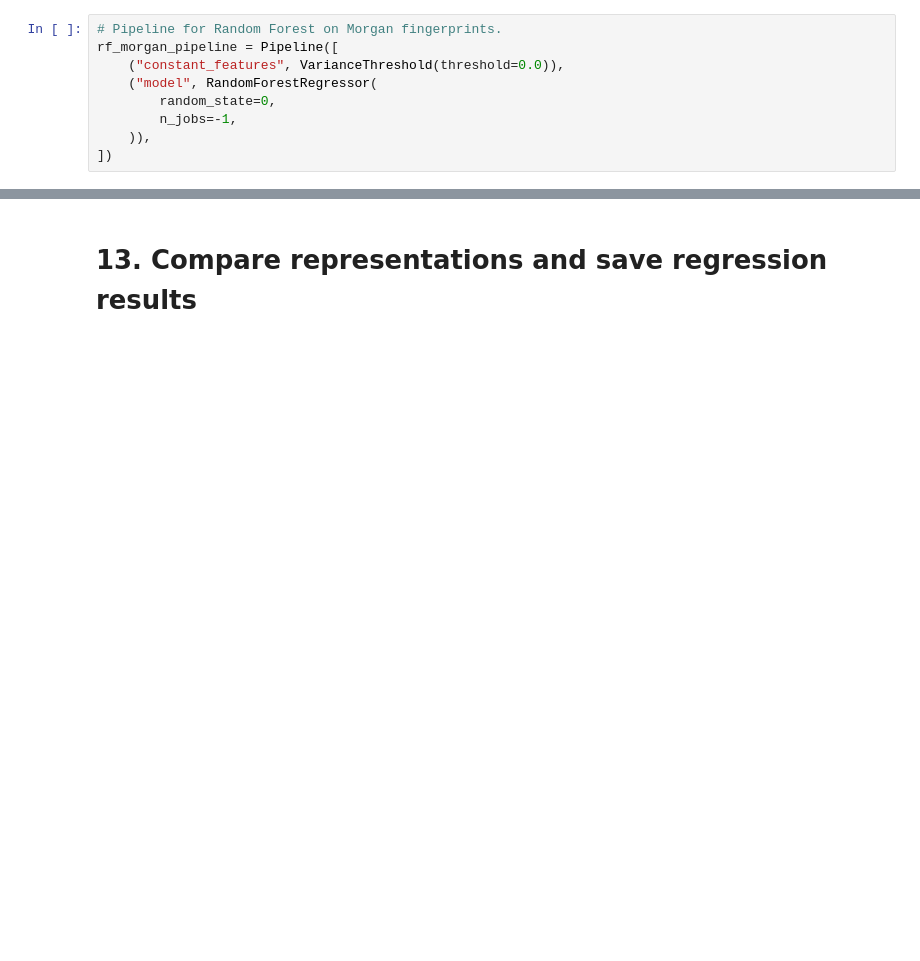
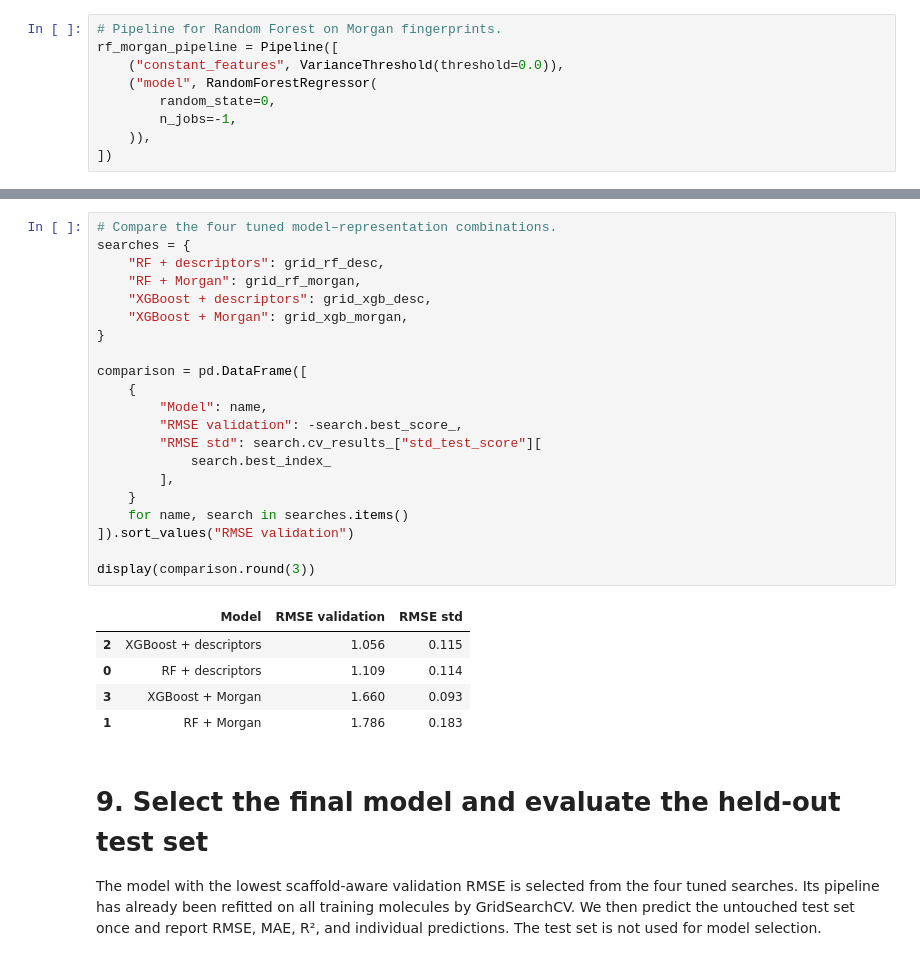
Before and after one commit to erinsoppelsa/Data-Project-for-Cheminformatics-class, a Jupyter notebook: notebooks/02_regression_solubility.ipynb, the cells around one changed output, grey strips where cells are left out. Saved outputs shown, nothing was run; the diff lists cells and outputs as text; blank space fills up the shorter version.

```diff
--- a/notebooks/02_regression_solubility.ipynb
+++ b/notebooks/02_regression_solubility.ipynb
@@ -834,2 +779,31 @@ summary.sort_values("RMSE test").round(3)
+# %%
+# Compare the four tuned model–representation combinations.
+searches = {
+    "RF + descriptors": grid_rf_desc,
+    "RF + Morgan": grid_rf_morgan,
+    "XGBoost + descriptors": grid_xgb_desc,
+    "XGBoost + Morgan": grid_xgb_morgan,
+}
+
+comparison = pd.DataFrame([
+    {
+        "Model": name,
+        "RMSE validation": -search.best_score_,
+        "RMSE std": search.cv_results_["std_test_score"][
+            search.best_index_
+        ],
+    }
+    for name, search in searches.items()
+]).sort_values("RMSE validation")
+
+display(comparison.round(3))
+# %% [output]
+|  | Model | RMSE validation | RMSE std |
+| 2 | XGBoost + descriptors | 1.056 | 0.115 |
+| 0 | RF + descriptors | 1.109 | 0.114 |
+| 3 | XGBoost + Morgan | 1.660 | 0.093 |
+| 1 | RF + Morgan | 1.786 | 0.183 |
 # %% [markdown]
-# 13. Compare representations and save regression results
+# 9. Select the final model and evaluate the held-out test set
+
+The model with the lowest scaffold-aware validation RMSE is selected from the four tuned searches. Its pipeline has already been refitted on all training molecules by GridSearchCV. We then predict the untouched test set once and report RMSE, MAE, R², and individual predictions. The test set is not used for model selection.
```
Also changed, not shown: parts of 44 cells of this notebook, 12 other files.
